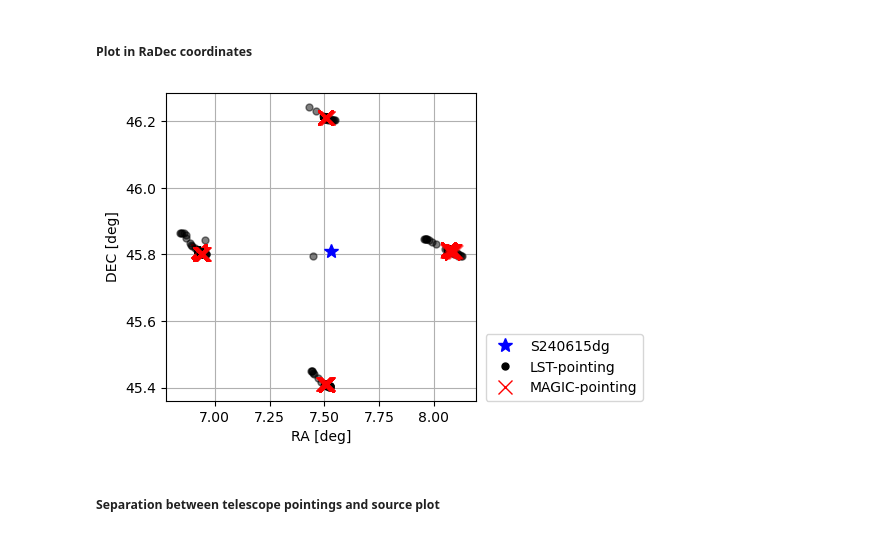
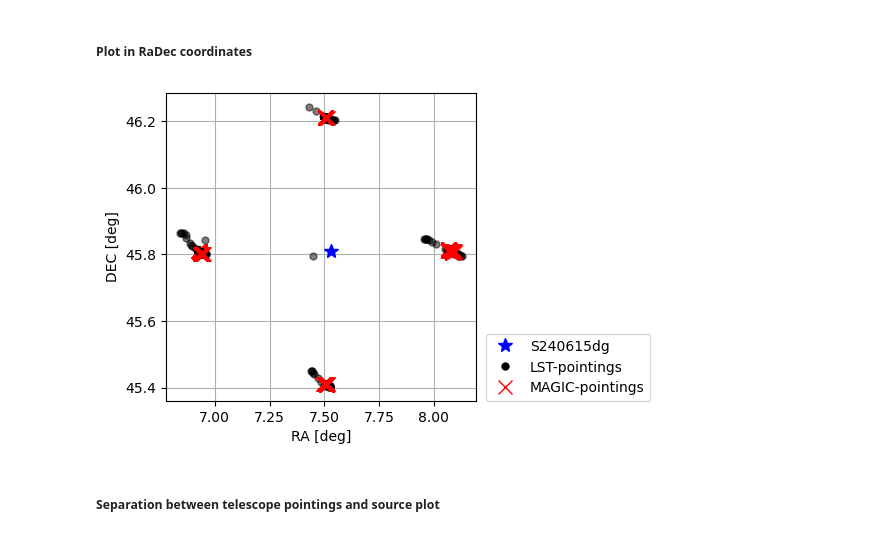
Before and after one commit to juanjq/gammaUtils, a Jupyter notebook: run_diagnosis/check_pointing_joint_observations.ipynb, the cells around one changed output. Saved outputs shown, nothing was run; the diff lists cells and outputs as text; code cells hidden in the pictures.

```diff
--- a/run_diagnosis/check_pointing_joint_observations.ipynb
+++ b/run_diagnosis/check_pointing_joint_observations.ipynb
@@ -160,7 +162,10 @@ for i in range(len(obs_ids_magic)):
             location = observing_location
         )
         skycoord_altaz = SkyCoord(altaz)
-        skycoord_icrs = skycoord_altaz.transform_to("icrs")
+
+        with erfa_astrom.set(ErfaAstromInterpolator(300 * u.s)):
+            skycoord_icrs = skycoord_altaz.transform_to(ICRS)
+
         _ra_m1.append(skycoord_icrs.ra.deg)
         _dec_m1.append(skycoord_icrs.dec.deg)
         _time_radec_m1.append(_time_m1[j])
@@ -174,7 +179,10 @@ for i in range(len(obs_ids_magic)):
             location = observing_location
         )
         skycoord_altaz = SkyCoord(altaz)
-        skycoord_icrs = skycoord_altaz.transform_to("icrs")
+
+        with erfa_astrom.set(ErfaAstromInterpolator(300 * u.s)):
+            skycoord_icrs = skycoord_altaz.transform_to(ICRS)
+
         _ra_m2.append(skycoord_icrs.ra.deg)
         _dec_m2.append(skycoord_icrs.dec.deg)
         _time_radec_m2.append(_time_m2[j])
@@ -279,24 +287,24 @@ plt.show()
 # %%
 fig, ax = plt.subplots(figsize=(4, 4))
 
 ax.plot(source_coord.ra, source_coord.dec, marker="*", ls="", ms=10, color="b", label=f"{source_name}")
 
 for i in range(len(obs_ids_magic)):
     ax.plot(ra_lst[i], dec_lst[i], marker=".", ls="", ms=10, color="k", alpha=0.5)
     ax.plot(ra_m2[i], dec_m2[i], marker="x", ls="", ms=10, color="r", alpha=0.5)
 
-ax.plot([], [], marker=".", ls="", ms=10, color="k", alpha=1, label="LST-pointing")
-ax.plot([], [], marker="x", ls="", ms=10, color="r", alpha=1, label="MAGIC-pointing")
+ax.plot([], [], marker=".", ls="", ms=10, color="k", alpha=1, label="LST-pointings")
+ax.plot([], [], marker="x", ls="", ms=10, color="r", alpha=1, label="MAGIC-pointings")
 ax.grid()
 ax.legend(loc=(1.03, 0))
 ax.set_xlabel("RA [deg]")
 ax.set_ylabel("DEC [deg]")
 
 if store_plots == True:
     plt.savefig(dir_plots + f"plot_radec_{source_name}.png", bbox_inches="tight", dpi=300)
 plt.show()
 # %% [output]
-[figure, old version]
+[figure, new version]
 # %% [markdown]
 ##### Separation between telescope pointings and source plot
 # %%
```
Also changed, not shown: parts of 4 cells of this notebook, 42 other files.
